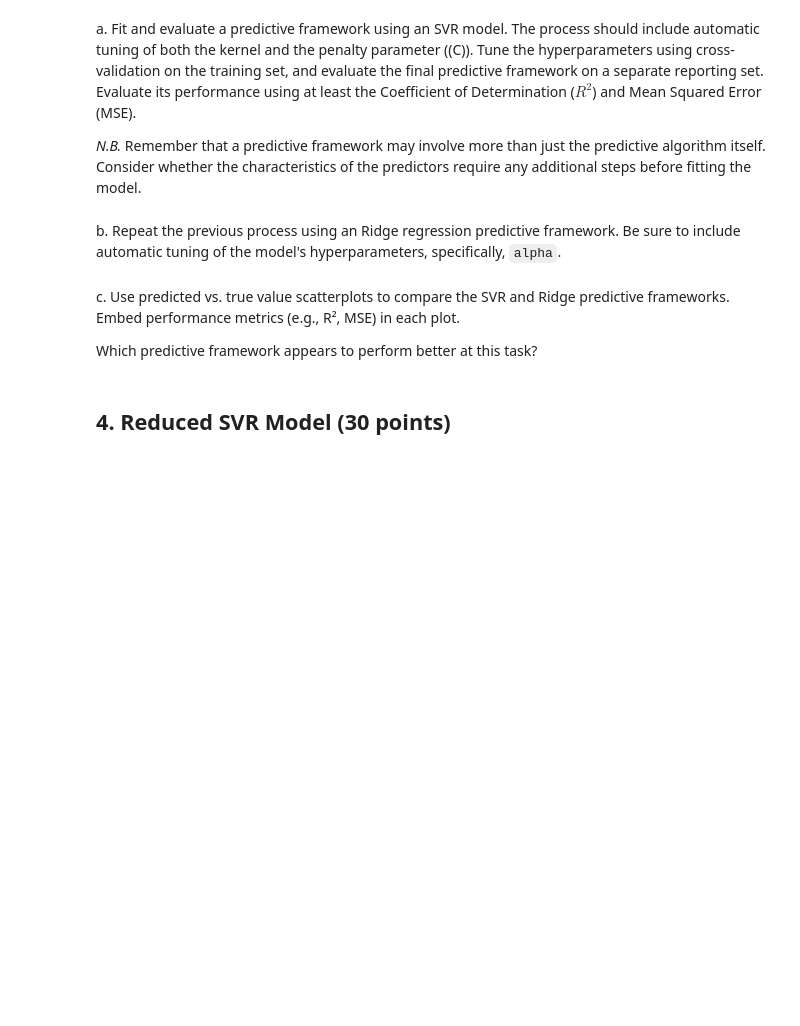
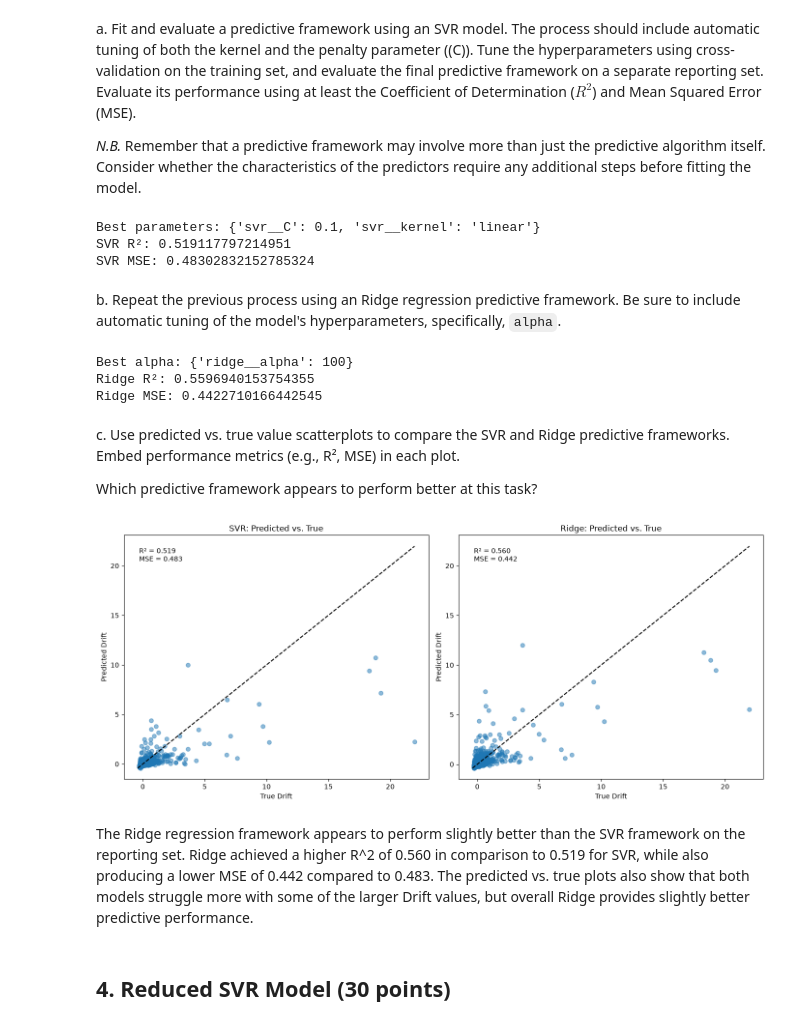
Before and after one commit to alibpowell/ML4021-Group, a Jupyter notebook: 02-seismic-support-vector-regression.ipynb, the cells around one changed output. Cells and saved outputs as stored; diff of their text form; code cells hidden in the pictures; blank space fills up the shorter version.

```diff
--- a/02-seismic-support-vector-regression.ipynb
+++ b/02-seismic-support-vector-regression.ipynb
@@ -103,17 +119,88 @@ a. Fit and evaluate a predictive framework using an SVR model. The process shoul
 
 *N.B.* Remember that a predictive framework may involve more than just the predictive algorithm itself. Consider whether the characteristics of the predictors require any additional steps before fitting the model.
 # %%
-# [Your code here]
+from sklearn.model_selection import train_test_split, GridSearchCV
+from sklearn.pipeline import Pipeline
+from sklearn.impute import SimpleImputer
+from sklearn.preprocessing import StandardScaler
+from sklearn.svm import SVR
+from sklearn.metrics import r2_score, mean_squared_error
+
+X = df.drop(columns='Drift')
+y = df['Drift']
+
+# Separate reporting set for final evaluation
+X_train, X_test, y_train, y_test = train_test_split(X, y, test_size=0.2, random_state=42)
+svr_pipeline = Pipeline([('imputer', SimpleImputer(strategy='median')), ('scaler', StandardScaler()), ('svr', SVR())])
+svr_params = {'svr__kernel': ['linear', 'rbf'], 'svr__C': [0.1, 1, 10]}
+svr_grid = GridSearchCV(svr_pipeline, svr_params, cv=3, scoring='neg_mean_squared_error', n_jobs=-1)
+svr_grid.fit(X_train, y_train)
+svr_pred = svr_grid.predict(X_test)
+svr_r2 = r2_score(y_test, svr_pred)
+svr_mse = mean_squared_error(y_test, svr_pred)
+
+print("Best parameters:", svr_grid.best_params_)
+print("SVR R²:", svr_r2)
+print("SVR MSE:", svr_mse)
+# %% [output]
+Best parameters: {'svr__C': 0.1, 'svr__kernel': 'linear'}
+SVR R²: 0.519117797214951
+SVR MSE: 0.48302832152785324
 # %% [markdown]
 b. Repeat the previous process using an Ridge regression predictive framework. Be sure to include automatic tuning of the model's hyperparameters, specifically, `alpha`.
 # %%
 # [Your code here]
+from sklearn.linear_model import Ridge
+
+ridge_pipeline = Pipeline([('imputer', SimpleImputer(strategy='median')), ('scaler', StandardScaler()), ('ridge', Ridge())])
+ridge_params = {'ridge__alpha': [0.01, 0.1, 1, 10, 100]}
+ridge_grid = GridSearchCV(ridge_pipeline, ridge_params, cv=5, scoring='neg_mean_squared_error', n_jobs=-1)
+ridge_grid.fit(X_train, y_train)
+ridge_pred = ridge_grid.predict(X_test)
+ridge_r2 = r2_score(y_test, ridge_pred)
+ridge_mse = mean_squared_error(y_test, ridge_pred)
+
+print("Best alpha:", ridge_grid.best_params_)
+print("Ridge R²:", ridge_r2)
+print("Ridge MSE:", ridge_mse)
+# %% [output]
+Best alpha: {'ridge__alpha': 100}
+Ridge R²: 0.5596940153754355
+Ridge MSE: 0.4422710166442545
 # %% [markdown]
 c. Use predicted vs. true value scatterplots to compare the SVR and Ridge predictive frameworks. Embed performance metrics (e.g., R², MSE) in each plot.
 
 Which predictive framework appears to perform better at this task?
 # %%
 # [Your code here]
+fig, axes = plt.subplots(1, 2, figsize=(14, 6))
+
+# SVR
+axes[0].scatter(y_test, svr_pred, alpha=0.5)
+min_val = min(y_test.min(), svr_pred.min())
+max_val = max(y_test.max(), svr_pred.max())
+axes[0].plot([min_val, max_val], [min_val, max_val], 'k--')
+axes[0].set_xlabel('True Drift')
+axes[0].set_ylabel('Predicted Drift')
+axes[0].set_title('SVR: Predicted vs. True')
+axes[0].text(0.05, 0.95, f'R² = {svr_r2:.3f}\nMSE = {svr_mse:.3f}', transform=axes[0].transAxes, verticalalignment='top')
+
+# Ridge
+axes[1].scatter(y_test, ridge_pred, alpha=0.5)
+min_val = min(y_test.min(), ridge_pred.min())
+max_val = max(y_test.max(), ridge_pred.max())
+axes[1].plot([min_val, max_val], [min_val, max_val], 'k--')
+axes[1].set_xlabel('True Drift')
+axes[1].set_ylabel('Predicted Drift')
+axes[1].set_title('Ridge: Predicted vs. True')
+axes[1].text(0.05, 0.95, f'R² = {ridge_r2:.3f}\nMSE = {ridge_mse:.3f}', transform=axes[1].transAxes, verticalalignment='top')
+
+plt.tight_layout()
+plt.show()
+# %% [output]
+[figure, added]
+# %% [markdown]
+The Ridge regression framework appears to perform slightly better than the SVR framework on the reporting set. Ridge achieved a higher R^2 of 0.560 in comparison to 0.519 for SVR, while also producing a lower MSE of 0.442 compared to 0.483. The predicted vs. true plots also show that both models struggle more with some of the larger Drift values, but overall Ridge provides slightly better predictive performance.
 # %% [markdown]
 ## 4. Reduced SVR Model (30 points)
 # %% [markdown]
```
Also changed, not shown: parts of 8 cells of this notebook.
